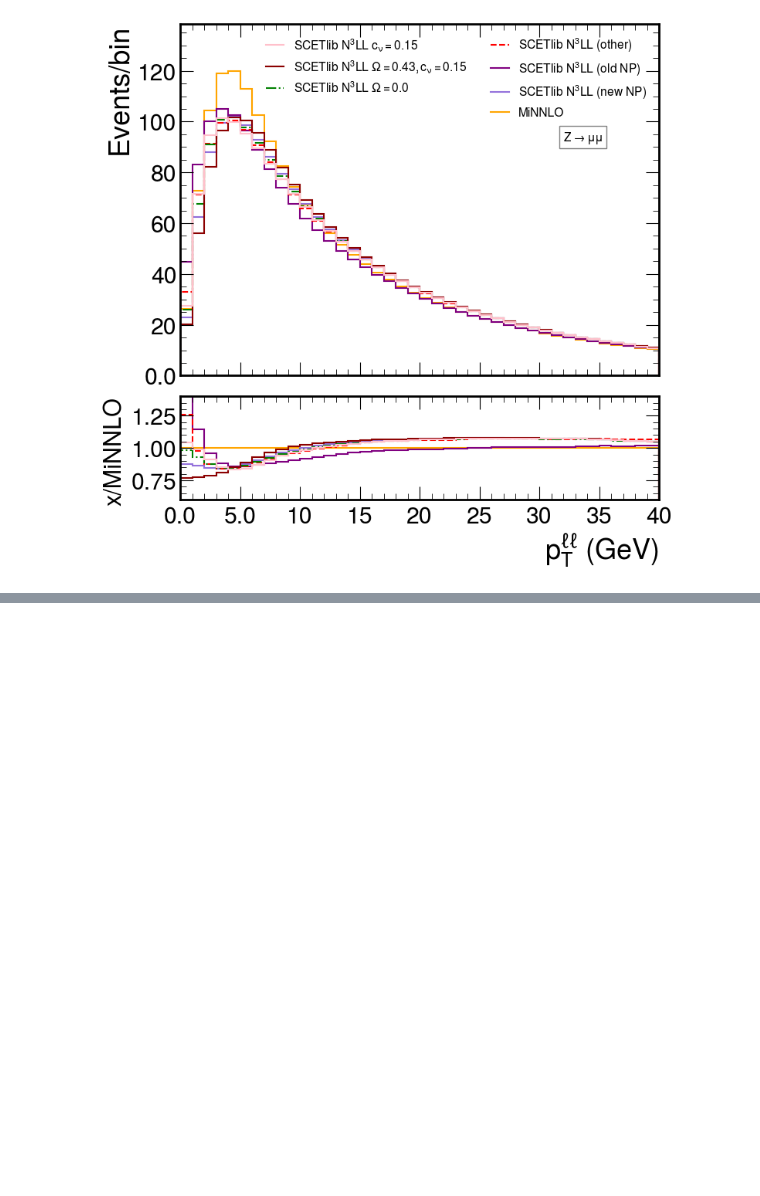
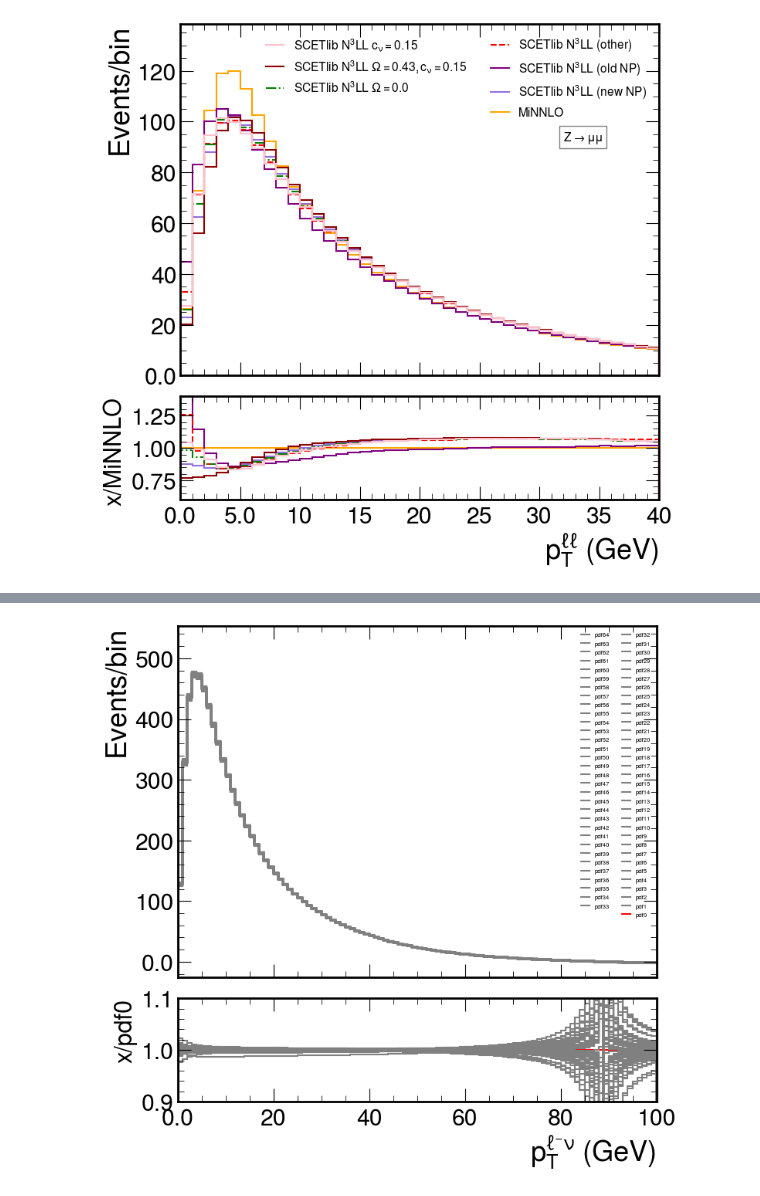
Before and after one commit to bendavid/WRemnants, a Jupyter notebook: notebooks/CompareCorrections.ipynb, the cells around one changed output, grey strips where cells are left out. Cells and saved outputs as stored; diff of their text form; code cells hidden in the pictures; blank space fills up the shorter version.

```diff
--- a/notebooks/CompareCorrections.ipynb
+++ b/notebooks/CompareCorrections.ipynb
@@ -63,0 +130,17 @@ scetlib_new = pickle.load(open("/scratch/shared/TheoryPredictions/ScetlibFiles/i
+# %%
+fig = plot_tools.makePlotWithRatioToRef(
+            [
+                scetlibWm_pdf[{"vars" : x}].project("qT") for x in scetlib_pdf.axes["vars"]
+            ],
+            labels=list(scetlib_pdf.axes["vars"]),
+            colors=["red"]+(["grey"]*len(scetlib_pdf.axes["vars"]))[:-1],
+            #linestyles=["solid", "solid", "solid", "dashed", "dashdot", "solid", "solid"],
+            xlabel=r"p$_{T}^{\ell^{-}\nu}$ (GeV)",
+            ylabel="Events/bin",
+            rlabel="x/pdf0",
+            legtext_size=8,
+            rrange=[0.9, 1.1],
+            yscale=1.1,
+            xlim=None, binwnorm=1.0, baseline=True)
+# %% [output]
+[figure, added]
```
Also changed, not shown: parts of 8 cells of this notebook, 7 other files.
